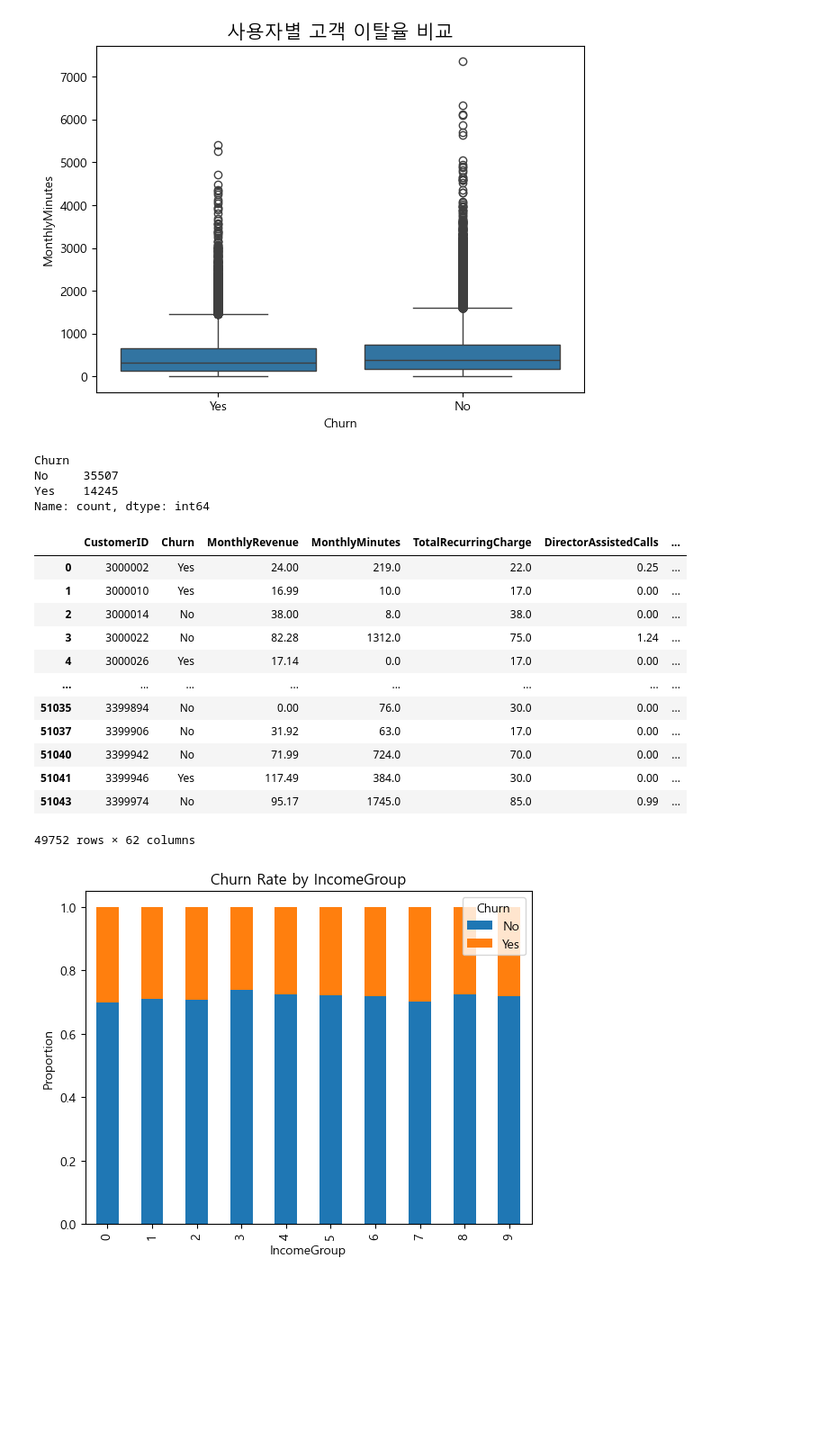
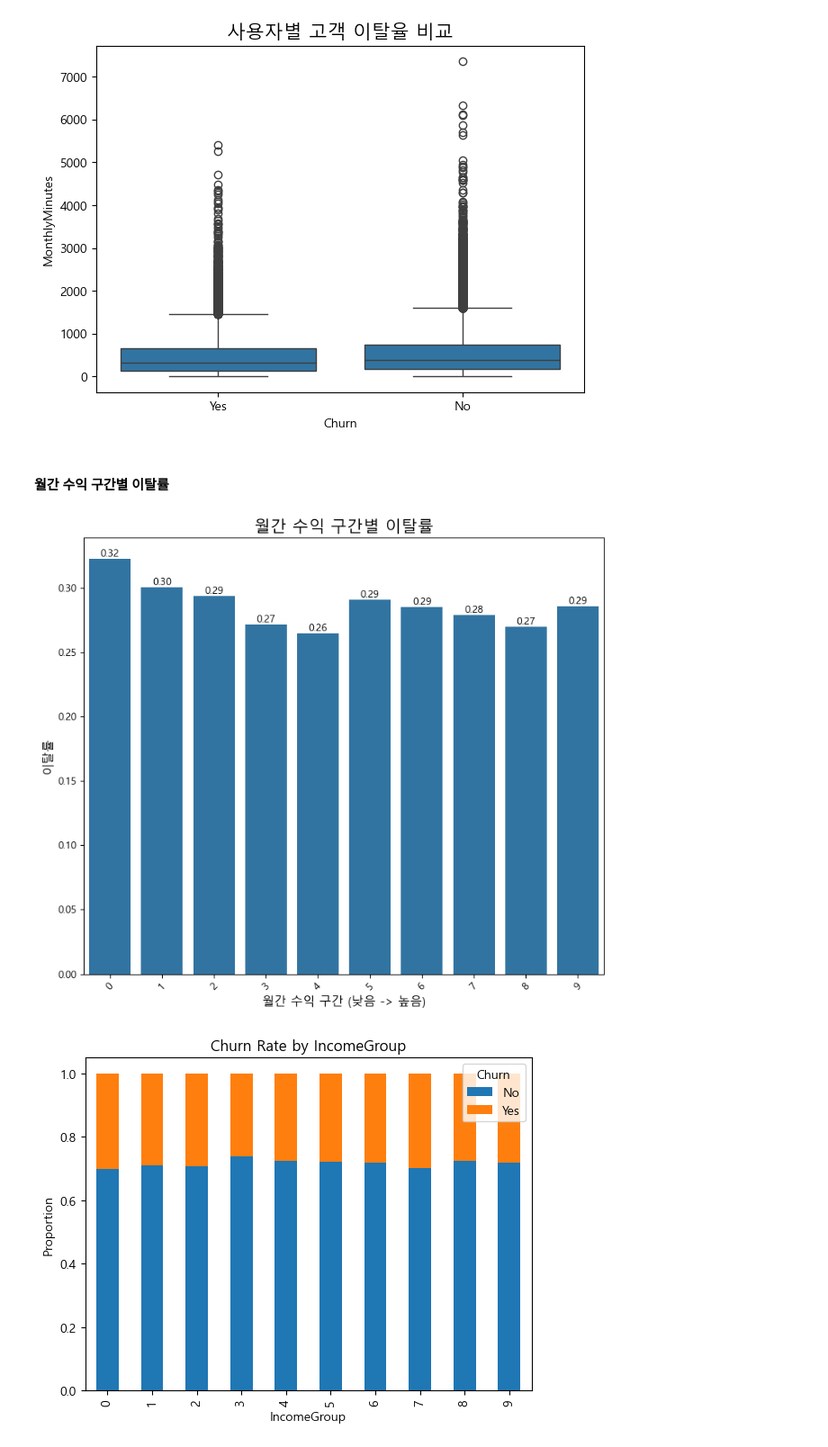
Before and after one commit to SKNETWORKS-FAMILY-AICAMP/SKN04-2nd-3Team, a Jupyter notebook: eda/eda_analysi.ipynb, the cells around one changed output. Shown at 90% size. Drawn from its saved outputs; the diff is of its cells as text; code cells hidden in the pictures; blank space fills up the shorter version.

```diff
--- a/eda/eda_analysi.ipynb
+++ b/eda/eda_analysi.ipynb
@@ -225,15 +179 @@ See the caveats in the documentation: https://pandas.pydata.org/pandas-docs/stab
 [figure]
-# %%
-# font_path = 'C:/Windows/Fonts/malgun.ttf'  # 맑은 고딕 폰트 경로
-# font_name = fm.FontProperties(fname=font_path).get_name()
-# plt.rc('font', family=font_name)
-
-plt.rcParams['axes.unicode_minus'] = False
-
-num_data = df.loc[:, ~df.columns.isin(['CustomerID'])]
-corr = df[num_data].corr()
-
-plt.figure(figsize=(12, 10))
-sns.heatmap(corr, annot=False, cmap='coolwarm')
-plt.title('상관관계 Heatmap')
-plt.show()
@@ -278,81 +195,30 @@ plt.title('사용자별 고객 이탈율 비교', size=15)
 plt.show()
 # %% [output]
 [figure]
-# %%
-df['Churn'].value_counts()
-# %% [output]
-Churn
-No     35507
-Yes    14245
-Name: count, dtype: int64
+# %% [markdown]
+#### 월간 수익 구간별 이탈률
 # %%
-# MonthlyRevenue를 10개의 구간으로 나누기
+
 df['grade'] = pd.qcut(df['MonthlyRevenue'], q=10, labels=False)
 df['Churn_group'] = np.where(df['Churn'] == 'Yes', 1, 0)
 
-# df
-# 각 구간별 이탈률 계산
 rate = df.groupby('grade')['Churn_group'].mean().reset_index()
-# rate
 
-# # # 그래프 그리기
-plt.figure(figsize=(12, 6))
+plt.figure(figsize=(8, 7))
 sns.barplot(x='grade', y='Churn_group', data=rate)
 
 plt.title('월간 수익 구간별 이탈률', fontsize=16)
 plt.xlabel('월간 수익 구간 (낮음 -> 높음)', fontsize=12)
 plt.ylabel('이탈률', fontsize=12)
-
-# x축 레이블 회전
 plt.xticks(rotation=45)
 
-# # 각 막대 위에 이탈률 표시
 for i, v in enumerate(rate['Churn_group']):
     plt.text(i, v, f'{v:.2f}', ha='center', va='bottom')
 
 plt.tight_layout()
 plt.show()
+# %% [output]
+[figure, added]
-# %%
-# MonthlyRevenue를 10개의 구간으로 나누기
-df['grade'] = pd.qcut(df['MonthlyRevenue'], q=10, labels=False)
-df['Churn_group'] = np.where(df['Churn'] == 'Yes', 1, 0)
-
-# df
-# 각 구간별 이탈률 계산
-rate = df.groupby('grade')['Churn_group'].mean().reset_index()
-# rate
-
-# # # 그래프 그리기
-plt.figure(figsize=(12, 6))
-sns.barplot(x='grade', y='Churn_group', data=rate)
-
-plt.title('월간 수익 구간별 이탈률', fontsize=16)
-plt.xlabel('월간 수익 구간 (낮음 -> 높음)', fontsize=12)
-plt.ylabel('이탈률', fontsize=12)
-
-# x축 레이블 회전
-plt.xticks(rotation=45)
-
-# # 각 막대 위에 이탈률 표시
-for i, v in enumerate(rate['Churn_group']):
-    plt.text(i, v, f'{v:.2f}', ha='center', va='bottom')
-
-plt.tight_layout()
-plt.show()
-# %% [output]
-|  | CustomerID | Churn | MonthlyRevenue | MonthlyMinutes | TotalRecurringCharge | DirectorAssistedCalls | ... |
-| 0 | 3000002 | Yes | 24.00 | 219.0 | 22.0 | 0.25 | ... |
-| 1 | 3000010 | Yes | 16.99 | 10.0 | 17.0 | 0.00 | ... |
-| 2 | 3000014 | No | 38.00 | 8.0 | 38.0 | 0.00 | ... |
-| 3 | 3000022 | No | 82.28 | 1312.0 | 75.0 | 1.24 | ... |
-| 4 | 3000026 | Yes | 17.14 | 0.0 | 17.0 | 0.00 | ... |
-| ... | ... | ... | ... | ... | ... | ... | ... |
-| 51035 | 3399894 | No | 0.00 | 76.0 | 30.0 | 0.00 | ... |
-| 51037 | 3399906 | No | 31.92 | 63.0 | 17.0 | 0.00 | ... |
-| 51040 | 3399942 | No | 71.99 | 724.0 | 70.0 | 0.00 | ... |
-| 51041 | 3399946 | Yes | 117.49 | 384.0 | 30.0 | 0.00 | ... |
-| 51043 | 3399974 | No | 95.17 | 1745.0 | 85.0 | 0.99 | ... |
-49752 rows × 62 columns
 # %%
 # 카테고리별 Churn 비율
 # IncomeGroup 소득계층
```
Also changed, not shown: parts of 17 cells of this notebook.
